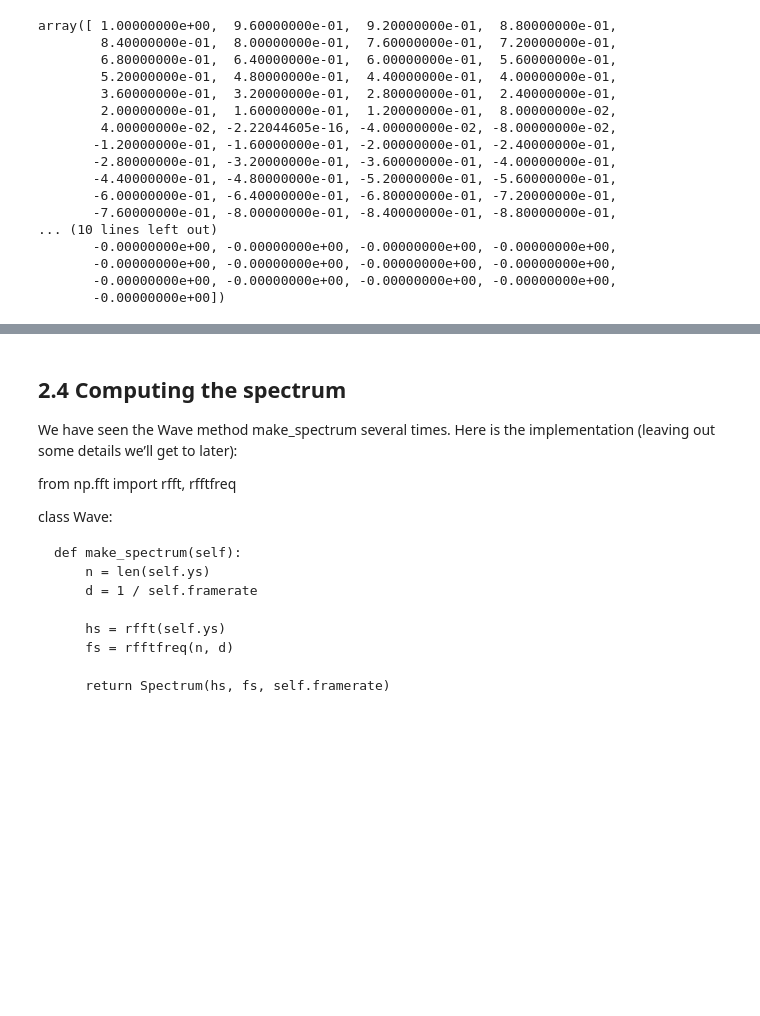
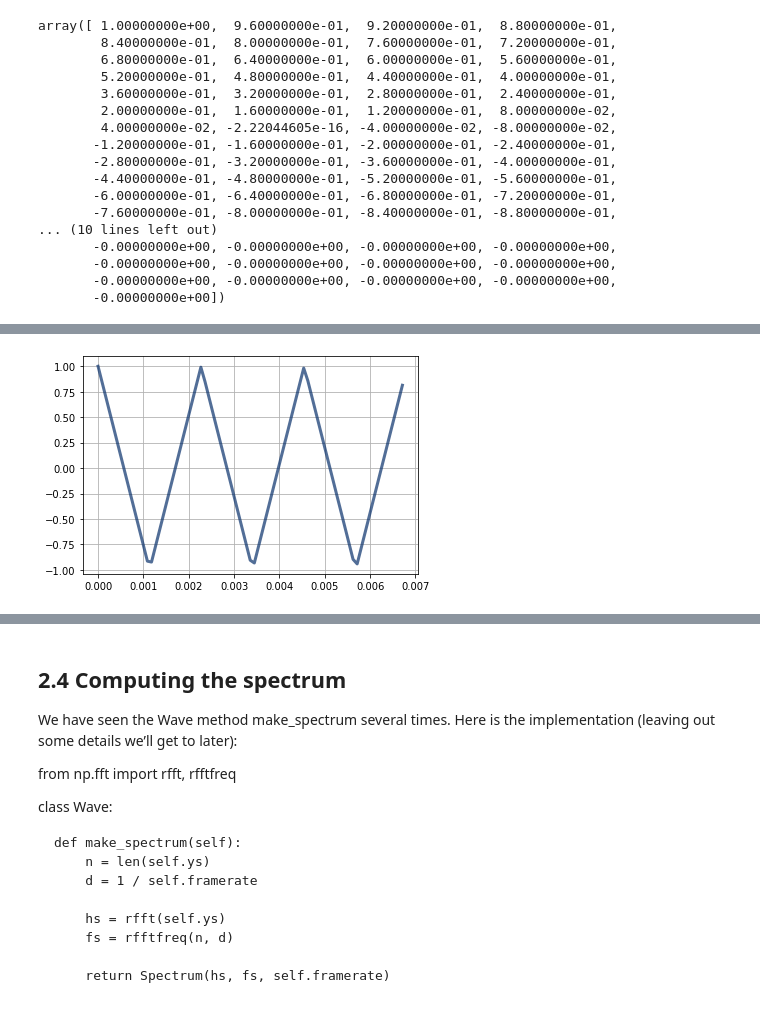
Before and after one commit to renyuanL/_ryDsp2020, a Jupyter notebook: code/ch02.ipynb, the cells around one changed output, grey strips where cells are left out. Saved outputs shown, nothing was run; the diff lists cells and outputs as text; code cells hidden in the pictures; blank space fills up the shorter version.

```diff
--- a/code/ch02.ipynb
+++ b/code/ch02.ipynb
@@ -173,3 +210,9 @@ array([ 1.00000000e+00,  9.60000000e-01,  9.20000000e-01,  8.80000000e-01,
+# %%
+y= td.TriangleSignal()
+y.plot()
+pl.grid()
+# %% [output]
+[figure, added]
 # %% [markdown]
 Here’s the code that generates Figure 2.1:
 
```
Also changed, not shown: parts of 5 cells of this notebook.
